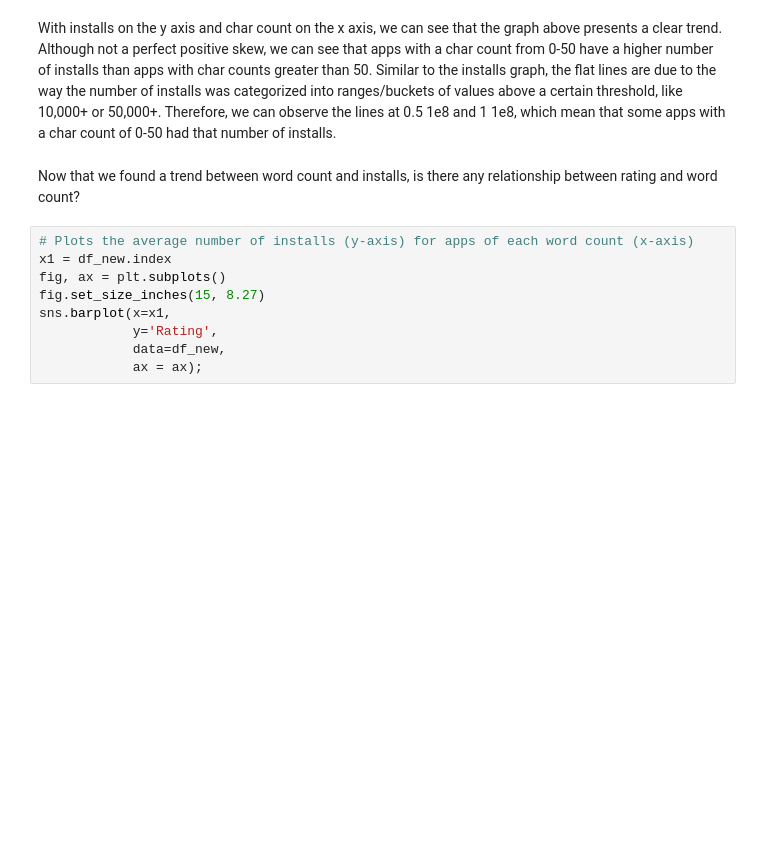
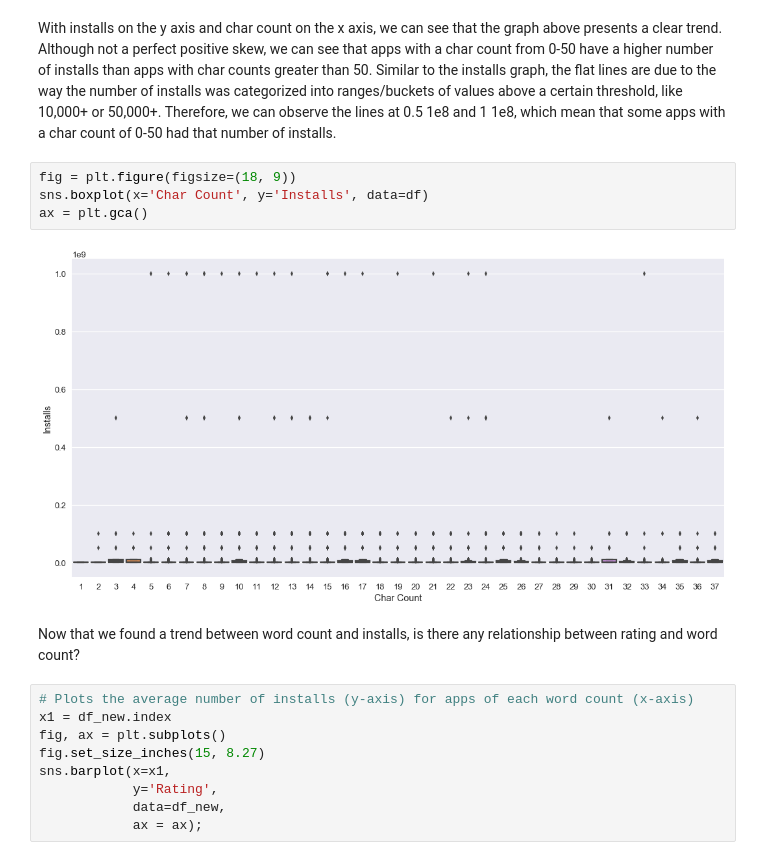
Before and after one commit to Titan-Ngo/COGS108_Repo, a Jupyter notebook: FinalProject.ipynb, the cells around one changed output. Saved outputs shown, nothing was run; the diff lists cells and outputs as text; blank space fills up the shorter version.

```diff
--- a/FinalProject.ipynb
+++ b/FinalProject.ipynb
@@ -596,5 +608,11 @@ plt.scatter(x, y, c='blue')
 # %% [markdown]
 With installs on the y axis and char count on the x axis, we can see that the graph above presents a clear trend. Although not a perfect positive skew, we can see that apps with a char count from 0-50 have a higher number of installs than apps with char counts greater than 50. Similar to the installs graph, the flat lines are due to the way the number of installs was categorized into ranges/buckets of values above a certain threshold, like 10,000+ or 50,000+. Therefore, we can observe the lines at 0.5 1e8 and 1 1e8, which mean that some apps with a char count of 0-50 had that number of installs.
+# %%
+fig = plt.figure(figsize=(18, 9))
+sns.boxplot(x='Char Count', y='Installs', data=df)
+ax = plt.gca()
+# %% [output]
+[figure, added]
 # %% [markdown]
 Now that we found a trend between word count and installs, is there any relationship between rating and word count?
 # %%
```
Also changed, not shown: parts of 22 cells of this notebook.
